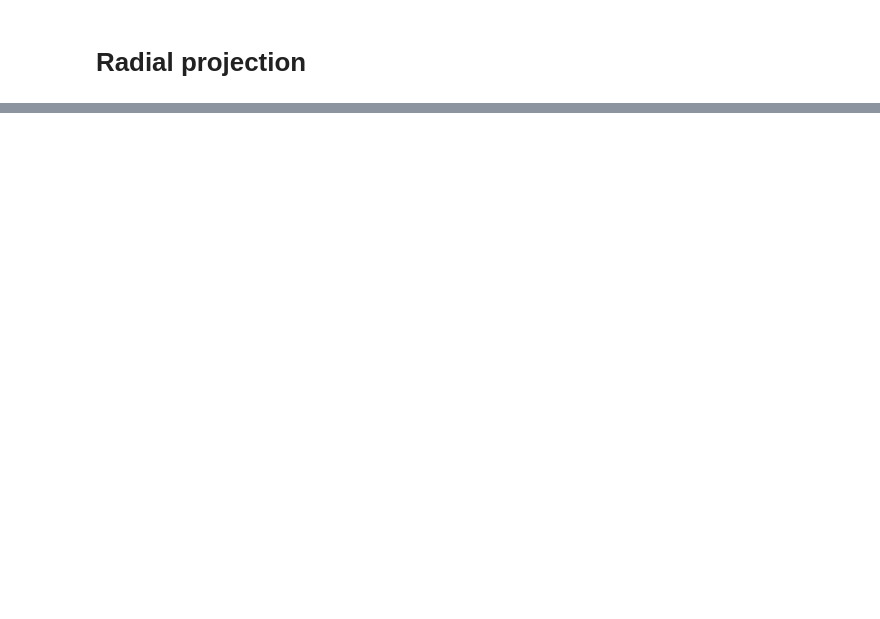
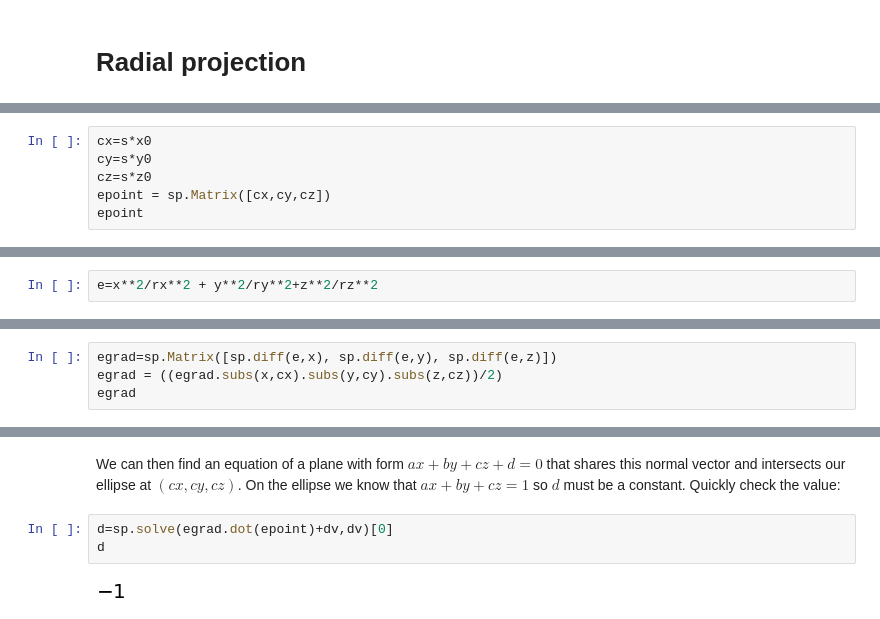
Before and after one commit to DaveBoettger/mfdocumentation, a Jupyter notebook: conic_approx_mirrorfit.ipynb, the cells around one changed output, grey strips where cells are left out. Saved outputs shown, nothing was run; the diff lists cells and outputs as text; blank space fills up the shorter version.

```diff
--- a/conic_approx_mirrorfit.ipynb
+++ b/conic_approx_mirrorfit.ipynb
@@ -168,0 +214,6 @@ rsq
+# %%
+cx=s*x0
+cy=s*y0
+cz=s*z0
+epoint = sp.Matrix([cx,cy,cz])
+epoint
@@ -168,0 +224,2 @@ rsq
+# %%
+e=x**2/rx**2 + y**2/ry**2+z**2/rz**2
@@ -168,0 +228,4 @@ rsq
+# %%
+egrad=sp.Matrix([sp.diff(e,x), sp.diff(e,y), sp.diff(e,z)])
+egrad = ((egrad.subs(x,cx).subs(y,cy).subs(z,cz))/2)
+egrad
@@ -168,0 +234,7 @@ rsq
+# %% [markdown]
+We can then find an equation of a plane with form $ax + by + cz + d = 0$ that shares this normal vector and intersects our ellipse at $(cx, cy, cz)$. On the ellipse we know that $ax + by + cz=1$ so $d$ must be a constant. Quickly check the value:
+# %%
+d=sp.solve(egrad.dot(epoint)+dv,dv)[0]
+d
+# %% [output]
+[figure, added]
```
Also changed, not shown: parts of 28 cells of this notebook, 2 other files.
